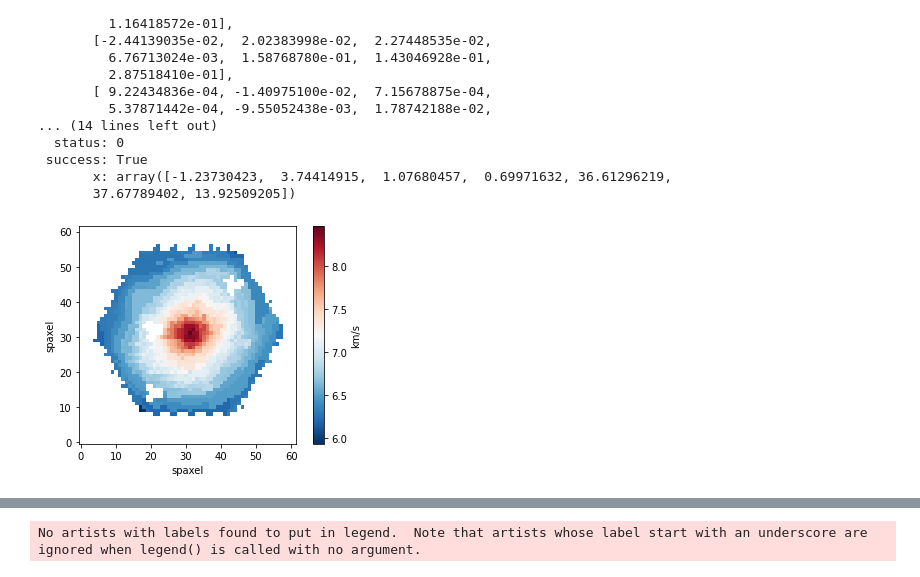
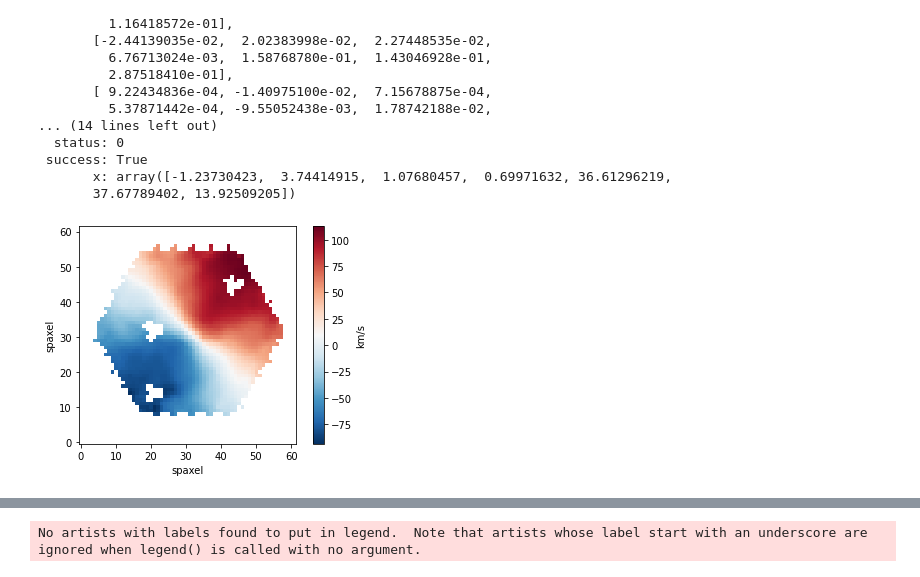
Before and after one commit to athenacat/RotationCurve, a Jupyter notebook: 2D_RC/combination_fit_test.ipynb, the cells around one changed output, grey strips where cells are left out. Drawn from its saved outputs; the diff is of its cells as text; code cells hidden in the pictures.

```diff
--- a/2D_RC/combination_fit_test.ipynb
+++ b/2D_RC/combination_fit_test.ipynb
@@ -35,5 +33,5 @@ importlib.reload(rotation_curve_functions)
 # %%
-gal_ID = '8997-9102'
+gal_ID = '8985-9102'
 H_0 = 100  # Hubble's Constant in units of h km/s/Mpc
 c = 299792.458  # Speed of light in units of km/s
 fit_function = 'bulge'
@@ -292,17 +293,17 @@ NFW_fit = [param_outputs['rho_bulge'], param_outputs['R_bulge'], param_outputs['
 bur_fit = [param_outputs['rho_bulge'], param_outputs['R_bulge'], param_outputs['Sigma_disk'],
                param_outputs['R_disk'],best_fit_bur[0],best_fit_bur[1],best_fit_bur[2],best_fit_bur[3],best_fit_bur[4],best_fit_bur[5],best_fit_bur[6]]
 # %%
-massmask = ma.array(sMass_density,mask =  maps['Ha_vel_mask'])
-plt.imshow(massmask,
+plt.imshow(maps["vmasked"],
            origin='lower',
            cmap='RdBu_r')
 
 plt.xlabel('spaxel')
 plt.ylabel('spaxel')
 
 cbar = plt.colorbar()
 cbar.set_label('km/s')
 #plt.title('7443-12705 Velocity Map')
 #plt.savefig("7443-12705_data")
+#5.405721025739437, 0.859223
 # %% [output]
-[figure, old version]
+[figure, new version]
```
Also changed, not shown: parts of 6 cells of this notebook, 4 other files.
